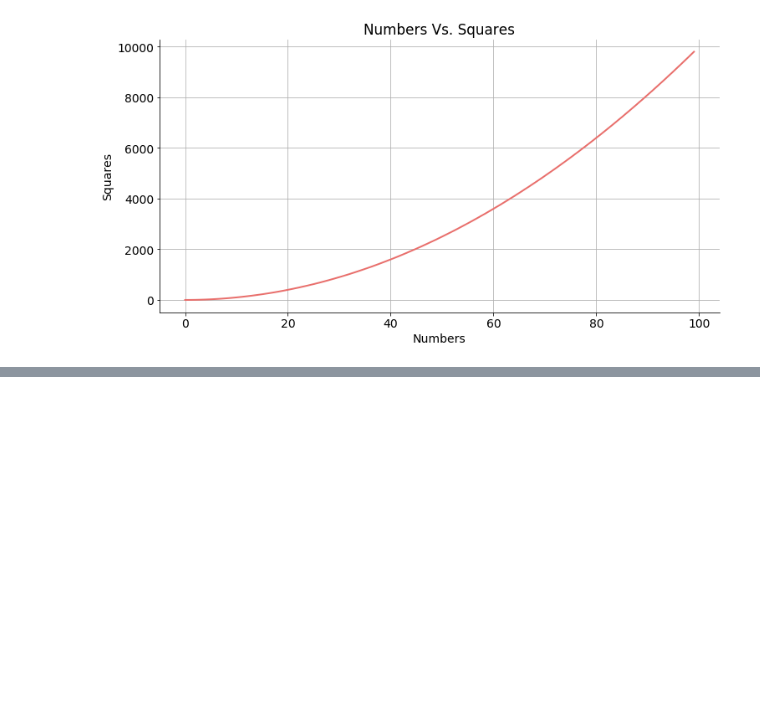
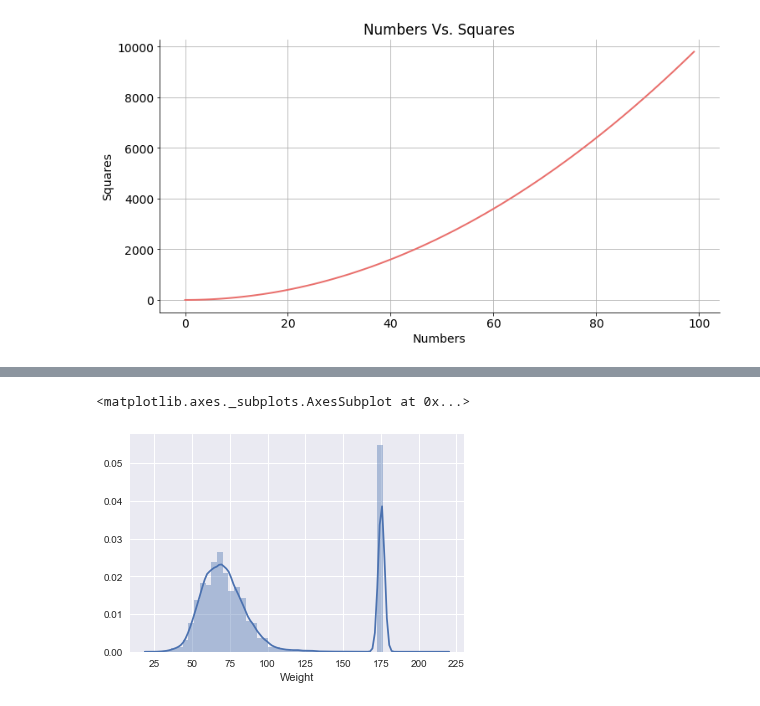
Before and after one commit to rc1208/rc1208.github.io, a Jupyter notebook: _jupyter/Introduction-to-Python.ipynb, the cells around one changed output, grey strips where cells are left out. Saved outputs shown, nothing was run; the diff lists cells and outputs as text; code cells hidden in the pictures; blank space fills up the shorter version.

```diff
--- a/_jupyter/Introduction-to-Python.ipynb
+++ b/_jupyter/Introduction-to-Python.ipynb
@@ -90,0 +232,5 @@ plt.show() #A plot to visualize the relation between numbers and their respectiv
+# %%
+sns.distplot(data['Weight'])
+# %% [output]
+<matplotlib.axes._subplots.AxesSubplot at 0x...>
+[figure, added]
```
Also changed, not shown: parts of 22 cells of this notebook, 7 other files.
